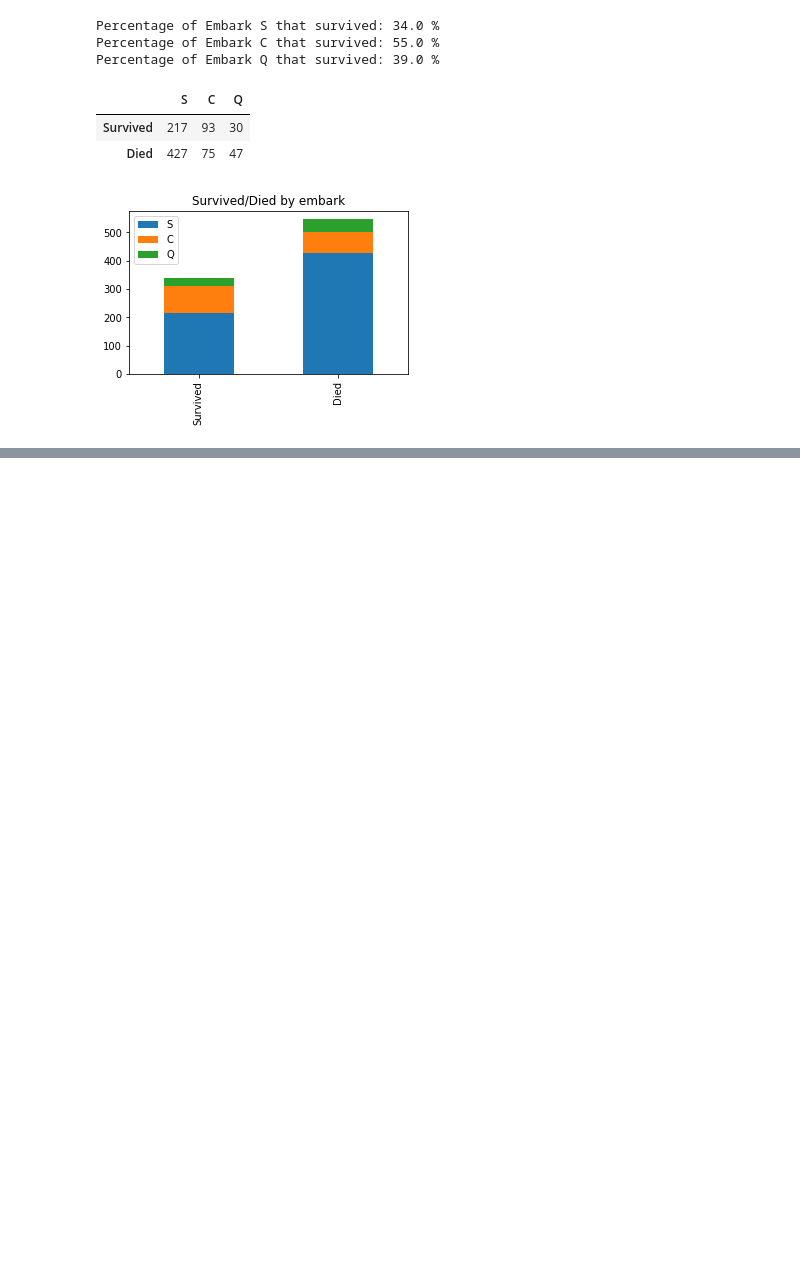
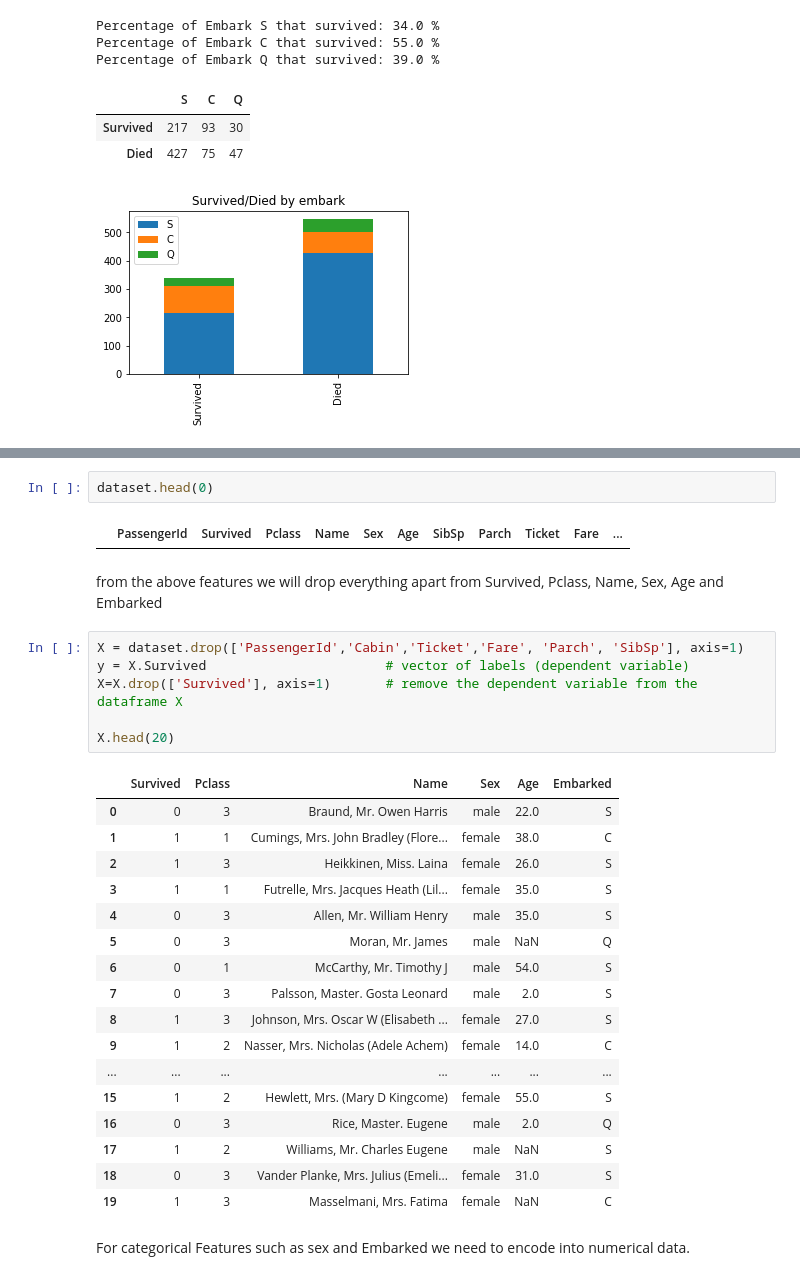
Before and after one commit to muokicaleb/Titanic, a Jupyter notebook: Titanic.ipynb, the cells around one changed output, grey strips where cells are left out. Saved outputs shown, nothing was run; the diff lists cells and outputs as text; blank space fills up the shorter version.

```diff
--- a/Titanic.ipynb
+++ b/Titanic.ipynb
@@ -130,0 +135,32 @@ Percentage of Embark Q that survived: 39.0 %
+# %%
+dataset.head(0)
+# %% [output]
+|  | PassengerId | Survived | Pclass | Name | Sex | Age | SibSp | Parch | Ticket | Fare | ... |
+# %% [markdown]
+<p>from the above features we will drop everything apart from  Survived, Pclass, Name, Sex, Age and Embarked</p>
+# %%
+X = dataset.drop(['PassengerId','Cabin','Ticket','Fare', 'Parch', 'SibSp'], axis=1)
+y = X.Survived                       # vector of labels (dependent variable)
+X=X.drop(['Survived'], axis=1)       # remove the dependent variable from the dataframe X
+
+X.head(20)
+# %% [output]
+|  | Survived | Pclass | Name | Sex | Age | Embarked |
+| 0 | 0 | 3 | Braund, Mr. Owen Harris | male | 22.0 | S |
+| 1 | 1 | 1 | Cumings, Mrs. John Bradley (Flore... | female | 38.0 | C |
+| 2 | 1 | 3 | Heikkinen, Miss. Laina | female | 26.0 | S |
+| 3 | 1 | 1 | Futrelle, Mrs. Jacques Heath (Lil... | female | 35.0 | S |
+| 4 | 0 | 3 | Allen, Mr. William Henry | male | 35.0 | S |
+| 5 | 0 | 3 | Moran, Mr. James | male | NaN | Q |
+| 6 | 0 | 1 | McCarthy, Mr. Timothy J | male | 54.0 | S |
+| 7 | 0 | 3 | Palsson, Master. Gosta Leonard | male | 2.0 | S |
+| 8 | 1 | 3 | Johnson, Mrs. Oscar W (Elisabeth ... | female | 27.0 | S |
+| 9 | 1 | 2 | Nasser, Mrs. Nicholas (Adele Achem) | female | 14.0 | C |
+| ... | ... | ... | ... | ... | ... | ... |
+| 15 | 1 | 2 | Hewlett, Mrs. (Mary D Kingcome) | female | 55.0 | S |
+| 16 | 0 | 3 | Rice, Master. Eugene | male | 2.0 | Q |
+| 17 | 1 | 2 | Williams, Mr. Charles Eugene | male | NaN | S |
+| 18 | 0 | 3 | Vander Planke, Mrs. Julius (Emeli... | female | 31.0 | S |
+| 19 | 1 | 3 | Masselmani, Mrs. Fatima | female | NaN | C |
+# %% [markdown]
+<p>For categorical Features such as sex and Embarked we need to encode into numerical data.</p>
```
Also changed, not shown: parts of 1 cell of this notebook.
